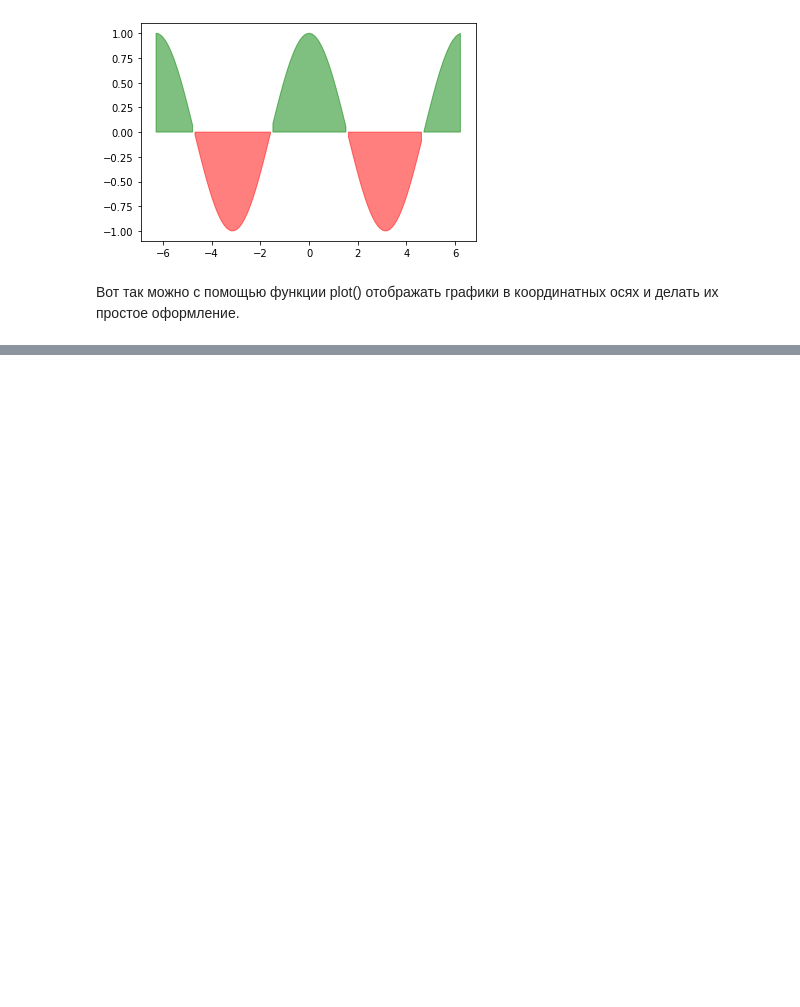
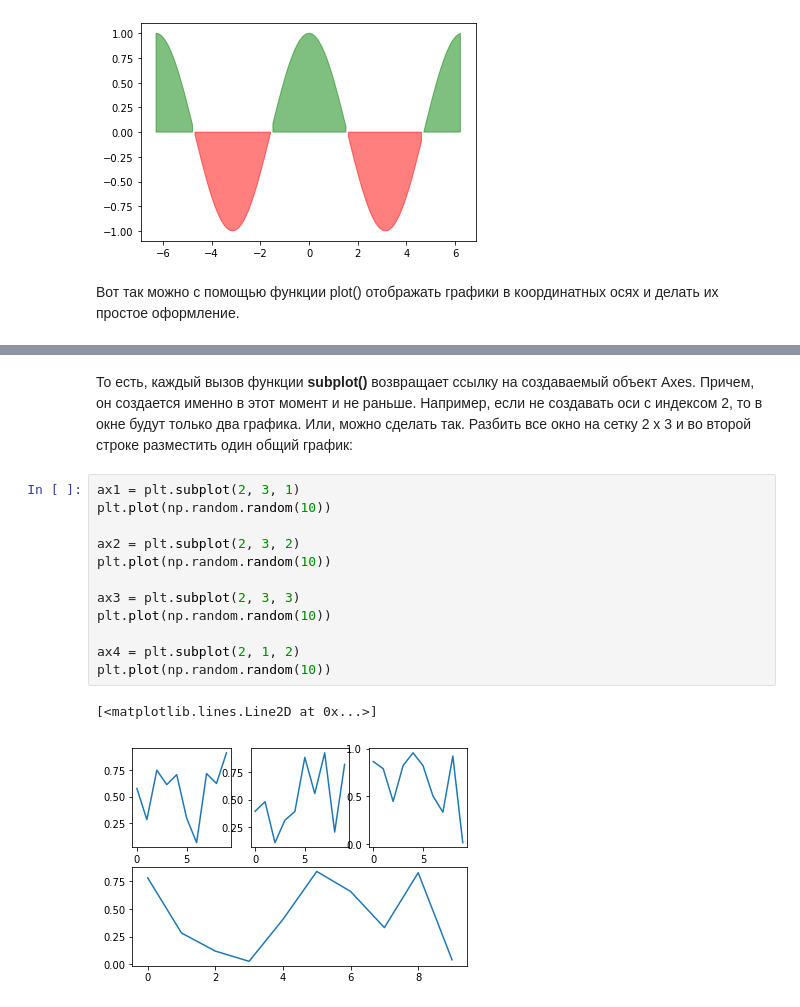
Before and after one commit to VadzimRudzman/pandas_fundamentals, a Jupyter notebook: Matplotlib course.ipynb, the cells around one changed output, grey strips where cells are left out. Saved outputs shown, nothing was run; the diff lists cells and outputs as text; blank space fills up the shorter version.

```diff
--- a/Matplotlib course.ipynb
+++ b/Matplotlib course.ipynb
@@ -205,0 +266,17 @@ plt.fill_between(x, y, where=(y > 0), color='g', alpha=0.5)
+# %% [markdown]
+То есть, каждый вызов функции **subplot()** возвращает ссылку на создаваемый объект Axes. Причем, он создается именно в этот момент и не раньше. Например, если не создавать оси с индексом 2, то в окне будут только два графика. Или, можно сделать так. Разбить все окно на сетку 2 x 3 и во второй строке разместить один общий график:
+# %%
+ax1 = plt.subplot(2, 3, 1)
+plt.plot(np.random.random(10))
+
+ax2 = plt.subplot(2, 3, 2)
+plt.plot(np.random.random(10))
+
+ax3 = plt.subplot(2, 3, 3)
+plt.plot(np.random.random(10))
+
+ax4 = plt.subplot(2, 1, 2)
+plt.plot(np.random.random(10))
+# %% [output]
+[<matplotlib.lines.Line2D at 0x...>]
+[figure, added]
```
Also changed, not shown: parts of 89 cells of this notebook.
